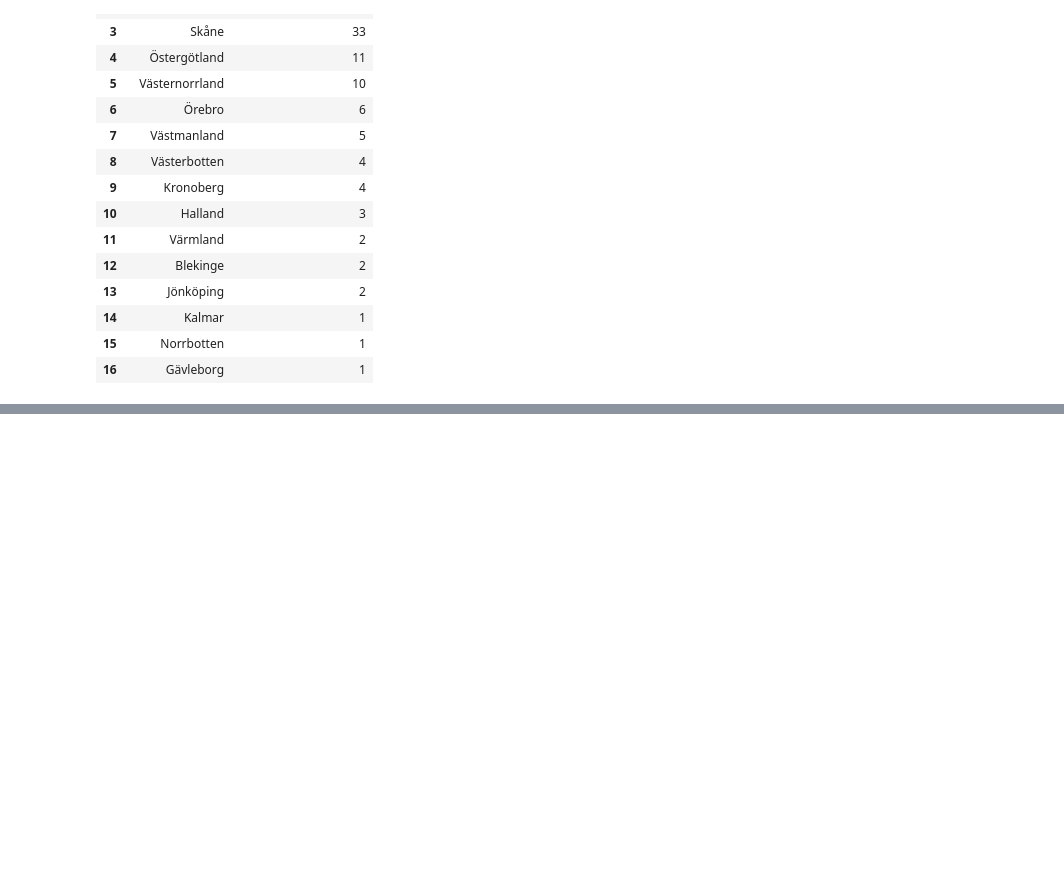
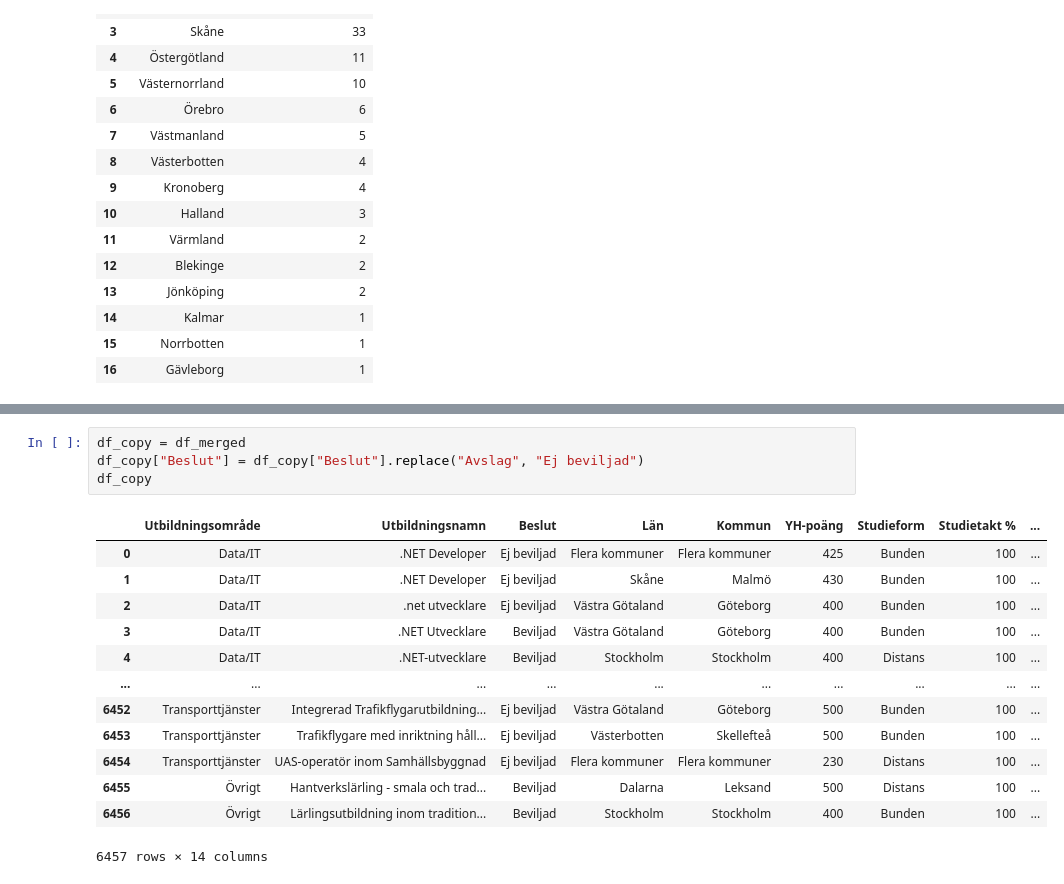
Before and after one commit to AntonBackeus/DataVisualisering_Projekt_YhKollen_G1, a Jupyter notebook: eda/anton_eda.ipynb, the cells around one changed output, grey strips where cells are left out. Cells and saved outputs as stored; diff of their text form; blank space fills up the shorter version.

```diff
--- a/eda/anton_eda.ipynb
+++ b/eda/anton_eda.ipynb
@@ -288,0 +291,18 @@ df_merged
+# %%
+df_copy = df_merged
+df_copy["Beslut"] = df_copy["Beslut"].replace("Avslag", "Ej beviljad")
+df_copy
+# %% [output]
+|  | Utbildningsområde | Utbildningsnamn | Beslut | Län | Kommun | YH-poäng | Studieform | Studietakt % | ... |
+| 0 | Data/IT | .NET Developer | Ej beviljad | Flera kommuner | Flera kommuner | 425 | Bunden | 100 | ... |
+| 1 | Data/IT | .NET Developer | Ej beviljad | Skåne | Malmö | 430 | Bunden | 100 | ... |
+| 2 | Data/IT | .net utvecklare | Ej beviljad | Västra Götaland | Göteborg | 400 | Bunden | 100 | ... |
+| 3 | Data/IT | .NET Utvecklare | Beviljad | Västra Götaland | Göteborg | 400 | Bunden | 100 | ... |
+| 4 | Data/IT | .NET-utvecklare | Beviljad | Stockholm | Stockholm | 400 | Distans | 100 | ... |
+| ... | ... | ... | ... | ... | ... | ... | ... | ... | ... |
+| 6452 | Transporttjänster | Integrerad Trafikflygarutbildning... | Ej beviljad | Västra Götaland | Göteborg | 500 | Bunden | 100 | ... |
+| 6453 | Transporttjänster | Trafikflygare med inriktning håll... | Ej beviljad | Västerbotten | Skellefteå | 500 | Bunden | 100 | ... |
+| 6454 | Transporttjänster | UAS-operatör inom Samhällsbyggnad | Ej beviljad | Flera kommuner | Flera kommuner | 230 | Distans | 100 | ... |
+| 6455 | Övrigt | Hantverkslärling - smala och trad... | Beviljad | Dalarna | Leksand | 500 | Distans | 100 | ... |
+| 6456 | Övrigt | Lärlingsutbildning inom tradition... | Beviljad | Stockholm | Stockholm | 400 | Bunden | 100 | ... |
+6457 rows × 14 columns
```
Also changed, not shown: parts of 10 cells of this notebook, 5 other files.
